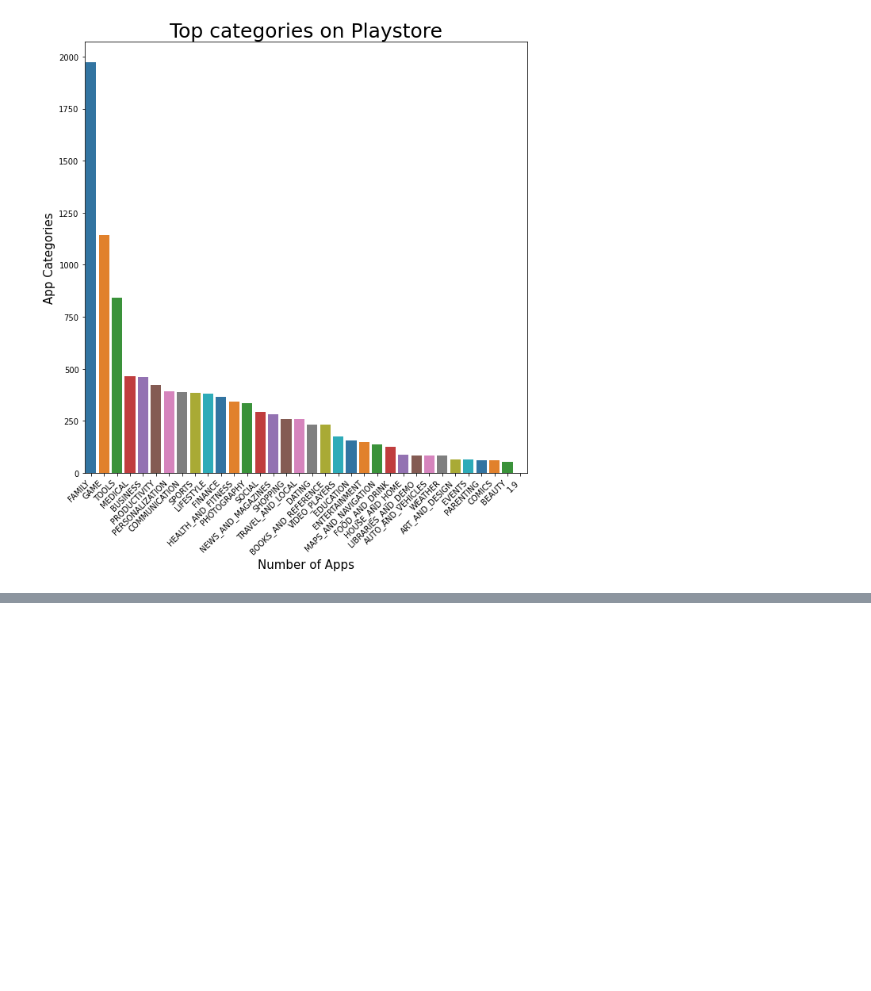
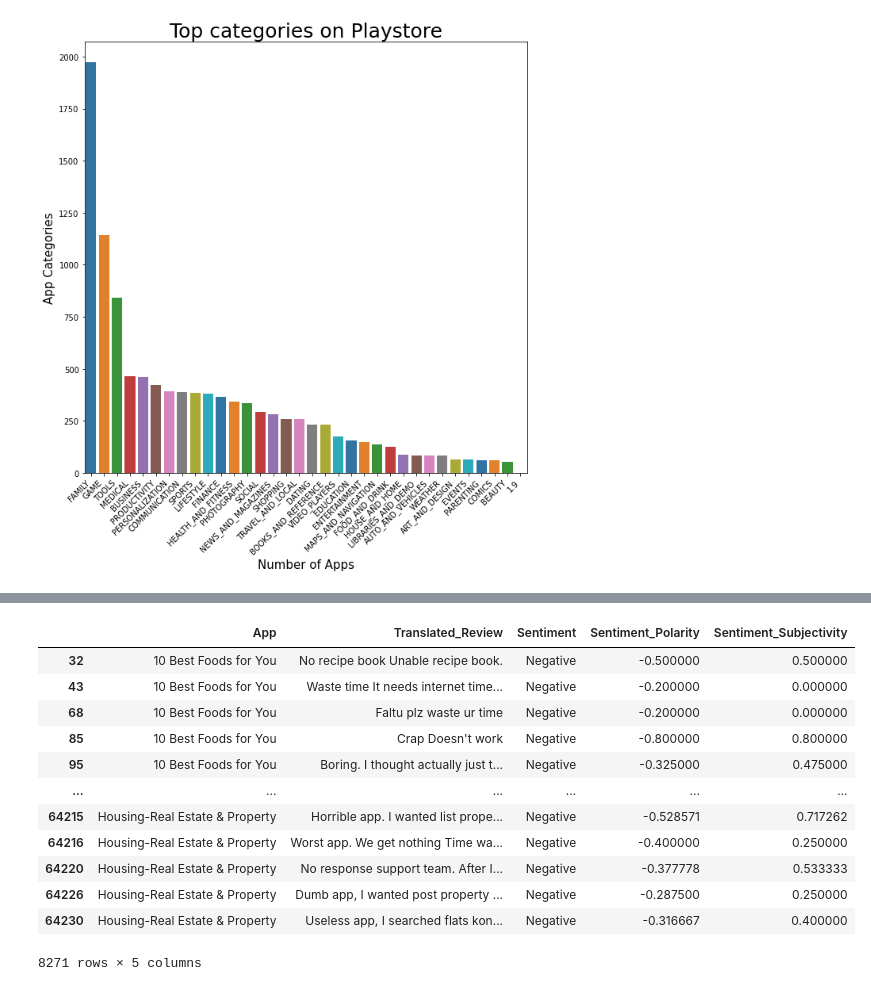
Before and after one commit to madhulika-1990/CAPSTONE-PROJECT-1, a Jupyter notebook: Play_Store_App_Review_Analysis_Capstone_Project.ipynb, the cells around one changed output, grey strips where cells are left out. Drawn from its saved outputs; the diff is of its cells as text; code cells hidden in the pictures; blank space fills up the shorter version.

```diff
--- a/Play_Store_App_Review_Analysis_Capstone_Project.ipynb
+++ b/Play_Store_App_Review_Analysis_Capstone_Project.ipynb
@@ -549,0 +617,17 @@ graph.set_xticklabels(graph.get_xticklabels(), rotation= 45, horizontalalignment
+# %%
+negative_ur_df=df_review[df_review['Sentiment']=='Negative']
+negative_ur_df
+# %% [output]
+|  | App | Translated_Review | Sentiment | Sentiment_Polarity | Sentiment_Subjectivity |
+| 32 | 10 Best Foods for You | No recipe book Unable recipe book. | Negative | -0.500000 | 0.500000 |
+| 43 | 10 Best Foods for You | Waste time It needs internet time... | Negative | -0.200000 | 0.000000 |
+| 68 | 10 Best Foods for You | Faltu plz waste ur time | Negative | -0.200000 | 0.000000 |
+| 85 | 10 Best Foods for You | Crap Doesn't work | Negative | -0.800000 | 0.800000 |
+| 95 | 10 Best Foods for You | Boring. I thought actually just t... | Negative | -0.325000 | 0.475000 |
+| ... | ... | ... | ... | ... | ... |
+| 64215 | Housing-Real Estate & Property | Horrible app. I wanted list prope... | Negative | -0.528571 | 0.717262 |
+| 64216 | Housing-Real Estate & Property | Worst app. We get nothing Time wa... | Negative | -0.400000 | 0.250000 |
+| 64220 | Housing-Real Estate & Property | No response support team. After I... | Negative | -0.377778 | 0.533333 |
+| 64226 | Housing-Real Estate & Property | Dumb app, I wanted post property ... | Negative | -0.287500 | 0.250000 |
+| 64230 | Housing-Real Estate & Property | Useless app, I searched flats kon... | Negative | -0.316667 | 0.400000 |
+8271 rows × 5 columns
```
Also changed, not shown: parts of 8 cells of this notebook.
